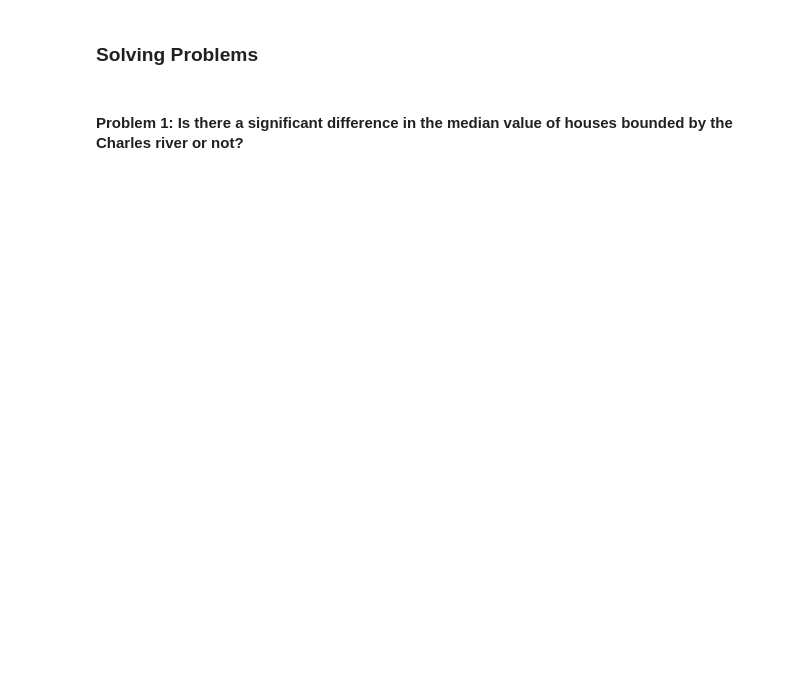
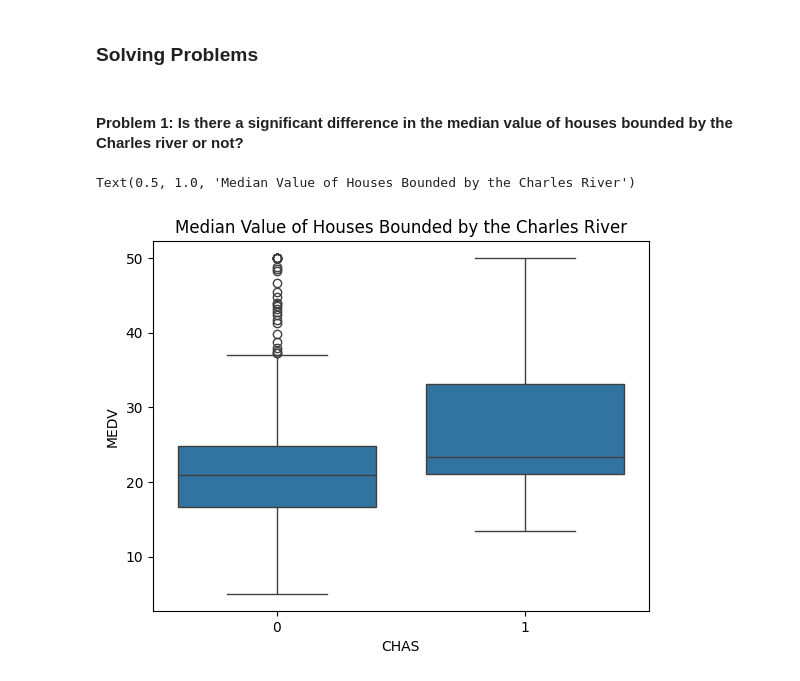
Before and after one commit to thangthewinner/Boston_House_Prices, a Jupyter notebook: BostonHousing.ipynb, the cells around one changed output. Drawn from its saved outputs; the diff is of its cells as text; code cells hidden in the pictures; blank space fills up the shorter version.

```diff
--- a/BostonHousing.ipynb
+++ b/BostonHousing.ipynb
@@ -40,3 +65,8 @@ boston_df.head(5)
 ### Solving Problems
 # %% [markdown]
 #### Problem 1: Is there a significant difference in the median value of houses bounded by the Charles river or not?
+# %%
+sns.boxplot(x='CHAS', y='MEDV', data=boston_df).set_title('Median Value of Houses Bounded by the Charles River')
+# %% [output]
+Text(0.5, 1.0, 'Median Value of Houses Bounded by the Charles River')
+[figure, added]
```
Also changed, not shown: parts of 40 cells of this notebook, 2 other files.
